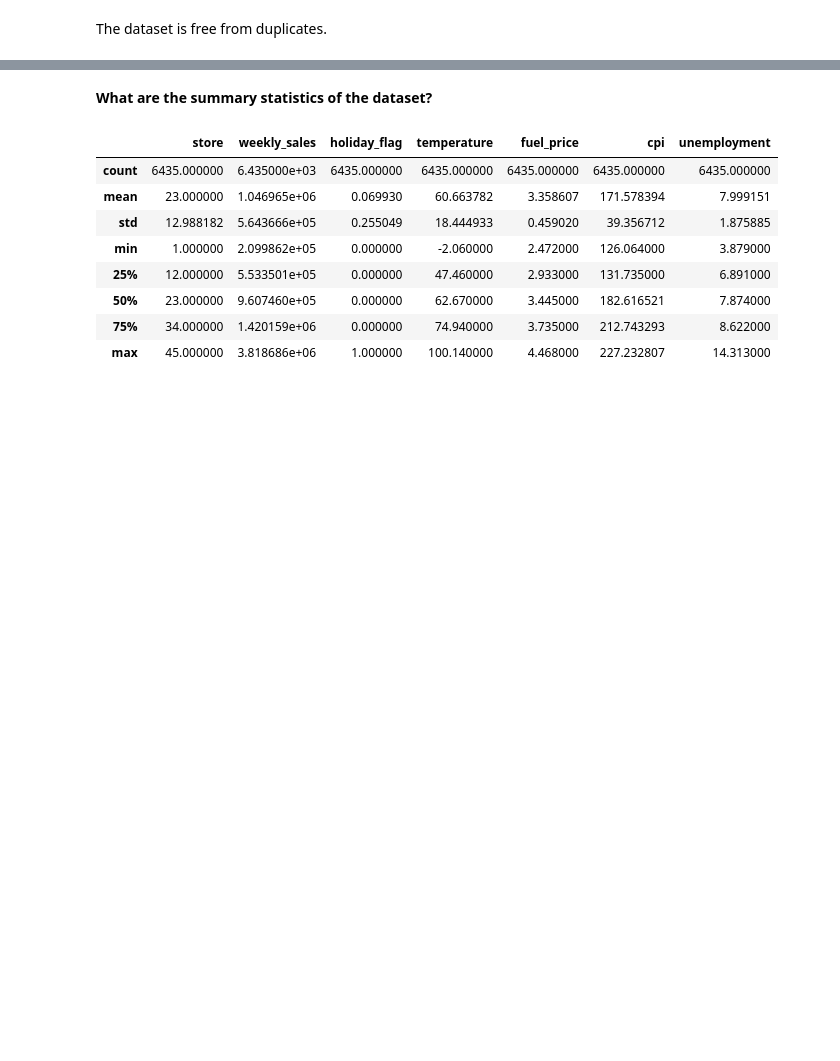
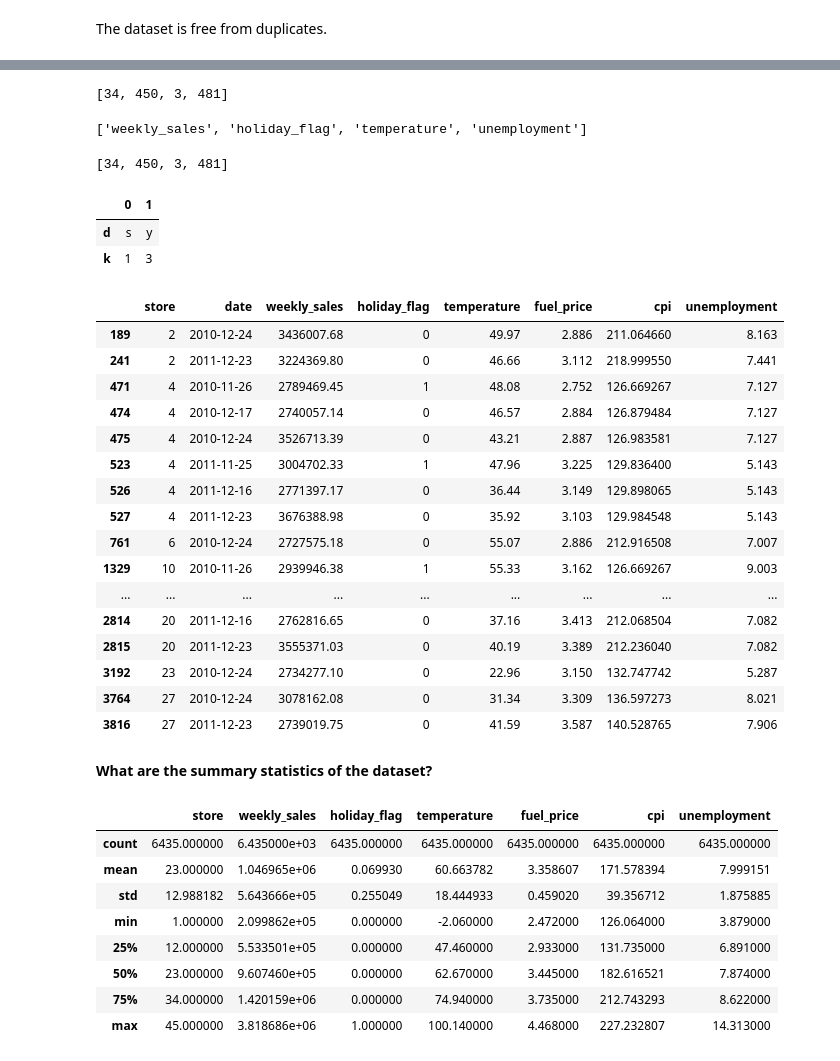
Before and after one commit to BuhariS/walmart_sales_prediction, a Jupyter notebook: walmart_sales_prediction.ipynb, the cells around one changed output, grey strips where cells are left out. Saved outputs shown, nothing was run; the diff lists cells and outputs as text; code cells hidden in the pictures; blank space fills up the shorter version.

```diff
--- a/walmart_sales_prediction.ipynb
+++ b/walmart_sales_prediction.ipynb
@@ -270,0 +201,33 @@ detect_outliers(sales,1,sales.columns )
+# %%
+def find_outlier_rows(df, col, level='both'):
+  """
+  Finds the rows with outliers in a given column of a dataframe.
+
+  This function takes a dataframe and a column as input, and returns the rows
+  with outliers in the given column. Outliers are identified using the
+  interquartile range (IQR) formula. The optional level parameter allows the
+  caller to specify the level of outliers to return, i.e., lower, upper, or both.
+
+  Args:
+    df: The input dataframe.
+    col: The name of the column to search for outliers.
+    level: The level of outliers to return, i.e., 'lower', 'upper', or 'both'.
+           Defaults to 'both'.
+
+  Returns:
+    A dataframe containing the rows with outliers in the given column.
+  """
+  # compute the interquartile range
+  iqr = df[col].quantile(0.75) - df[col].quantile(0.25)
+
+  # compute the upper and lower bounds for identifying outliers
+  lower_bound = df[col].quantile(0.25) - 1.5 * iqr
+  upper_bound = df[col].quantile(0.75) + 1.5 * iqr
+
+  # filter the rows based on the level of outliers to return
+  if level == 'lower':
+    return df[df[col] < lower_bound]
+  elif level == 'upper':
+    return df[df[col] > upper_bound]
+  else:
+    return df[(df[col] > upper_bound) | (df[col] < lower_bound)]
@@ -270,0 +272,4 @@ detect_outliers(sales,1,sales.columns )
+# %%
+[len(find_outlier_rows(df_numeric, col)) for col in out]
+# %% [output]
+[34, 450, 3, 481]
@@ -271,3 +288,37 @@ detect_outliers(sales,1,sales.columns )
+# %%
+outlier_cols
+# %% [output]
+['weekly_sales', 'holiday_flag', 'temperature', 'unemployment']
+# %%
+outlier_counts
+# %% [output]
+[34, 450, 3, 481]
+# %%
+pd.DataFrame(data=[['s', 'y'],[1,3]], index=['d','k'])
+# %% [output]
+|  | 0 | 1 |
+| d | s | y |
+| k | 1 | 3 |
+# %%
+find_outlier_rows(sales, 'weekly_sales')
+# %% [output]
+|  | store | date | weekly_sales | holiday_flag | temperature | fuel_price | cpi | unemployment |
+| 189 | 2 | 2010-12-24 | 3436007.68 | 0 | 49.97 | 2.886 | 211.064660 | 8.163 |
+| 241 | 2 | 2011-12-23 | 3224369.80 | 0 | 46.66 | 3.112 | 218.999550 | 7.441 |
+| 471 | 4 | 2010-11-26 | 2789469.45 | 1 | 48.08 | 2.752 | 126.669267 | 7.127 |
+| 474 | 4 | 2010-12-17 | 2740057.14 | 0 | 46.57 | 2.884 | 126.879484 | 7.127 |
+| 475 | 4 | 2010-12-24 | 3526713.39 | 0 | 43.21 | 2.887 | 126.983581 | 7.127 |
+| 523 | 4 | 2011-11-25 | 3004702.33 | 1 | 47.96 | 3.225 | 129.836400 | 5.143 |
+| 526 | 4 | 2011-12-16 | 2771397.17 | 0 | 36.44 | 3.149 | 129.898065 | 5.143 |
+| 527 | 4 | 2011-12-23 | 3676388.98 | 0 | 35.92 | 3.103 | 129.984548 | 5.143 |
+| 761 | 6 | 2010-12-24 | 2727575.18 | 0 | 55.07 | 2.886 | 212.916508 | 7.007 |
+| 1329 | 10 | 2010-11-26 | 2939946.38 | 1 | 55.33 | 3.162 | 126.669267 | 9.003 |
+| ... | ... | ... | ... | ... | ... | ... | ... | ... |
+| 2814 | 20 | 2011-12-16 | 2762816.65 | 0 | 37.16 | 3.413 | 212.068504 | 7.082 |
+| 2815 | 20 | 2011-12-23 | 3555371.03 | 0 | 40.19 | 3.389 | 212.236040 | 7.082 |
+| 3192 | 23 | 2010-12-24 | 2734277.10 | 0 | 22.96 | 3.150 | 132.747742 | 5.287 |
+| 3764 | 27 | 2010-12-24 | 3078162.08 | 0 | 31.34 | 3.309 | 136.597273 | 8.021 |
+| 3816 | 27 | 2011-12-23 | 2739019.75 | 0 | 41.59 | 3.587 | 140.528765 | 7.906 |
 # %% [markdown]
 **What are the summary statistics of the dataset?**
 # %%
```
Also changed, not shown: parts of 26 cells of this notebook.
